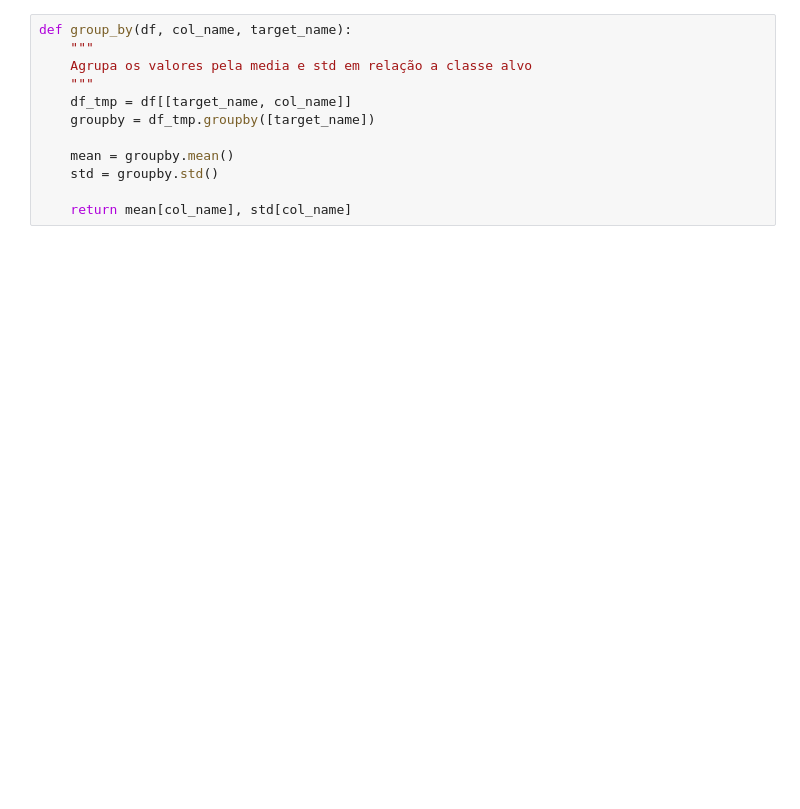
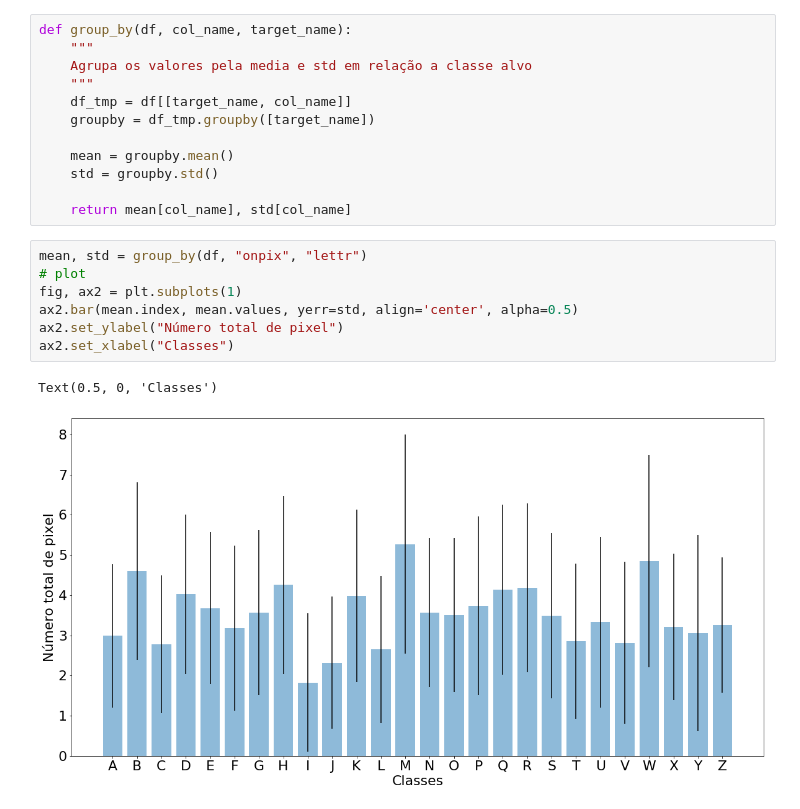
Before and after one commit to vktorbr/Letter-Recognition, a Jupyter notebook: eda.ipynb, the cells around one changed output. Cells and saved outputs as stored; diff of their text form; blank space fills up the shorter version.

```diff
--- a/eda.ipynb
+++ b/eda.ipynb
@@ -50,4 +80,14 @@ def group_by(df, col_name, target_name):
     std = groupby.std()
 
     return mean[col_name], std[col_name]
+# %%
+mean, std = group_by(df, "onpix", "lettr")
+# plot
+fig, ax2 = plt.subplots(1)
+ax2.bar(mean.index, mean.values, yerr=std, align='center', alpha=0.5)
+ax2.set_ylabel("Número total de pixel")
+ax2.set_xlabel("Classes")
+# %% [output]
+Text(0.5, 0, 'Classes')
+[figure, added]
 # %%
```
Also changed, not shown: parts of 10 cells of this notebook.
